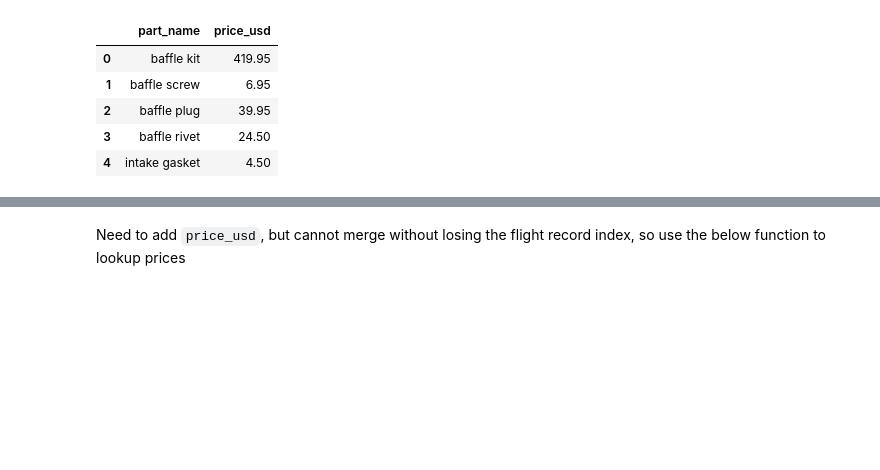
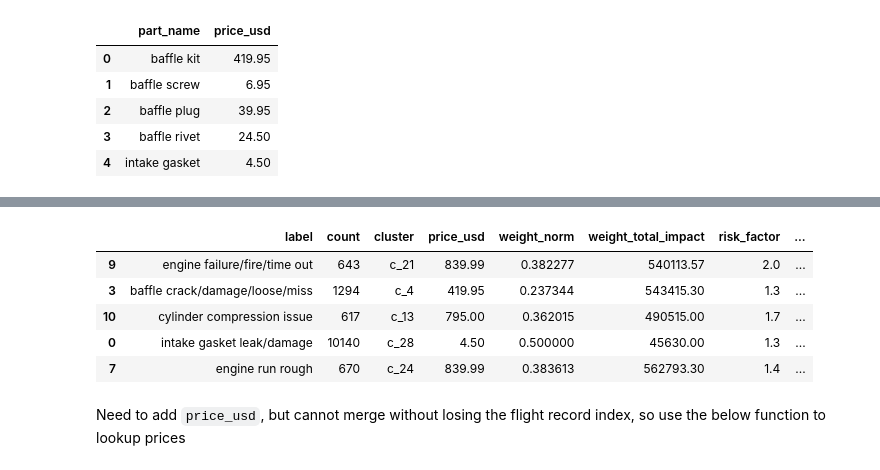
Before and after one commit to 4garriga/flights, a Jupyter notebook: src/eda.ipynb, the cells around one changed output, grey strips where cells are left out. Drawn from its saved outputs; the diff is of its cells as text; code cells hidden in the pictures; blank space fills up the shorter version.

```diff
--- a/src/eda.ipynb
+++ b/src/eda.ipynb
@@ -305,0 +286,4 @@ weighted_labels_df.sort_values(by="weight", ascending=False).head(5)
+# %%
+def weight_total_impact(frequency: pd.Series, price: pd.Series) -> pd.Series:
+    """Total impact = frequency * price"""
+    return frequency * price
@@ -305,0 +304,10 @@ weighted_labels_df.sort_values(by="weight", ascending=False).head(5)
+# %%
+def weight_risk_factor(
+    frequency: pd.Series, price: pd.Series, risk_factor: pd.Series
+) -> pd.Series:
+    """
+    Returns frequency * sqrt(price)
+    risk_factor: multiplier for critical items (e.g., safety-critical = 2.0)
+    """
+    base_weight = frequency * np.sqrt(price)
+    return base_weight * risk_factor
@@ -305,0 +359,31 @@ weighted_labels_df.sort_values(by="weight", ascending=False).head(5)
+# %%
+def get_price(label: str) -> float:
+    """Returns price provided label"""
+    part_name = categorize_part(label)
+    mask = prices_df["part_name"] == part_name
+    return prices_df.loc[mask, "price_usd"].item()
+# %%
+# Create weighted maintenance priority df
+weighted_label_df = flight_header_df["label"].value_counts().to_frame().reset_index()
+# weighted_label_df["cluster"] = weighted_label_df["label"].apply(lambda label: label_cluster_map[label])
+weighted_label_df["price_usd"] = weighted_label_df["label"].map(get_price)
+weighted_label_df["weight_norm"] = weight_normalized(weighted_label_df["count"], weighted_label_df["price_usd"])
+weighted_label_df["weight_total_impact"] = weight_total_impact(
+    weighted_label_df["count"], weighted_label_df["price_usd"]
+)
+weighted_label_df["risk_factor"] = weighted_label_df["label"].apply(
+    lambda label: risk_factor_map.get(label, 1.0)
+)
+weighted_label_df["weight_risk_factor"] = weight_risk_factor(
+    weighted_label_df["count"], weighted_label_df["price_usd"], weighted_label_df["risk_factor"]
+)
+# weighted_label_df.sort_values(by="weight_norm", ascending=False).head()
+# weighted_label_df.sort_values(by="total_impact", ascending=False).head()
+weighted_label_df.sort_values(by="weight_risk_factor", ascending=False).head()
+# %% [output]
+|  | label | count | cluster | price_usd | weight_norm | weight_total_impact | risk_factor | ... |
+| 9 | engine failure/fire/time out | 643 | c_21 | 839.99 | 0.382277 | 540113.57 | 2.0 | ... |
+| 3 | baffle crack/damage/loose/miss | 1294 | c_4 | 419.95 | 0.237344 | 543415.30 | 1.3 | ... |
+| 10 | cylinder compression issue | 617 | c_13 | 795.00 | 0.362015 | 490515.00 | 1.7 | ... |
+| 0 | intake gasket leak/damage | 10140 | c_28 | 4.50 | 0.500000 | 45630.00 | 1.3 | ... |
+| 7 | engine run rough | 670 | c_24 | 839.99 | 0.383613 | 562793.30 | 1.4 | ... |
```
Also changed, not shown: parts of 7 cells of this notebook, 13 other files.
